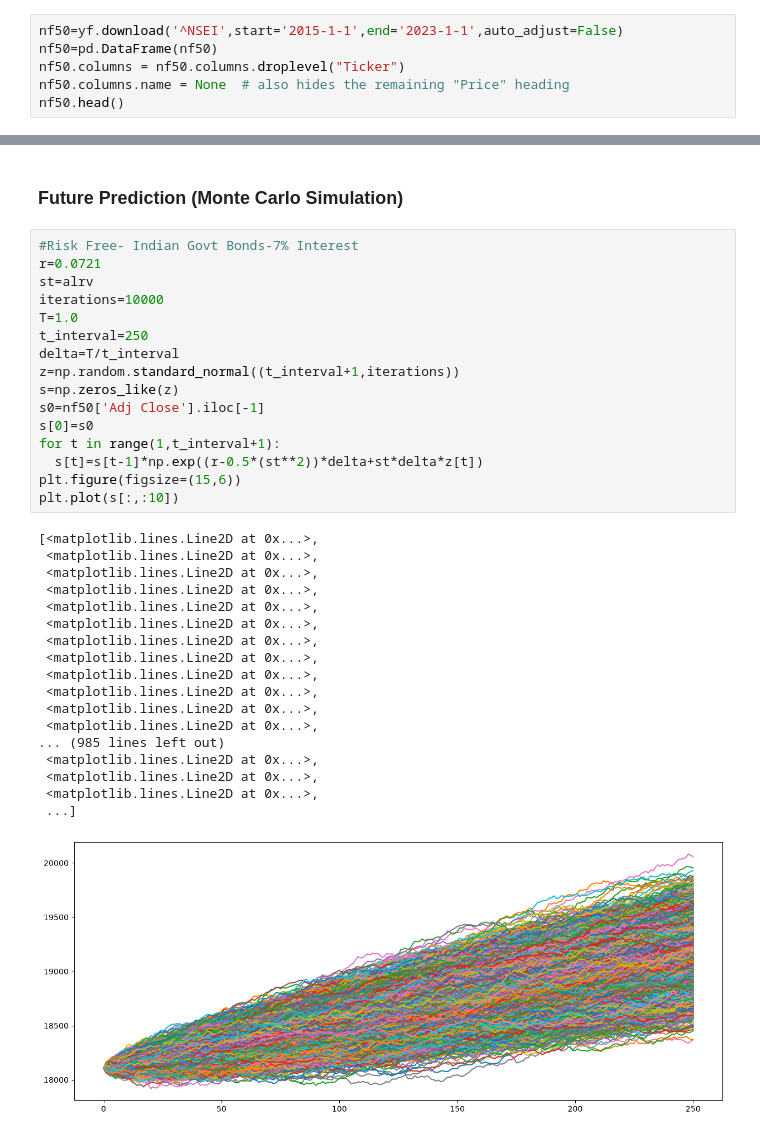
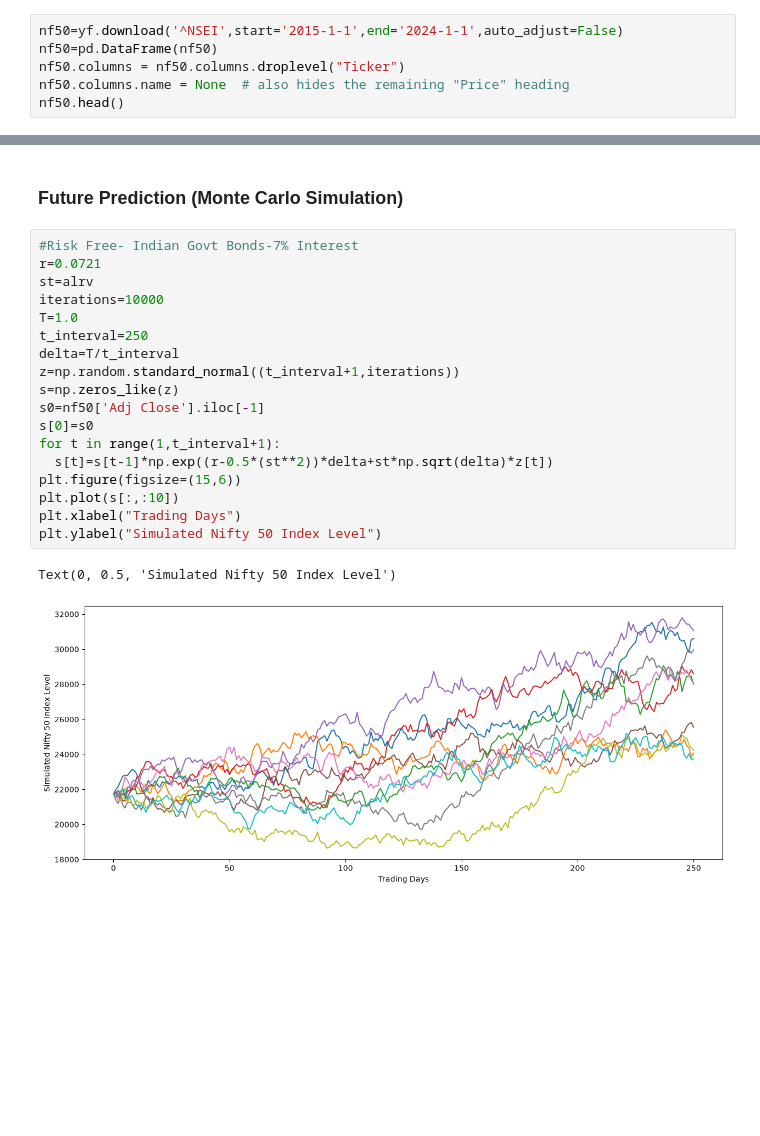
Before and after one commit to shouvik-maity/Indian-Stock-Market-Analysis, a Jupyter notebook: market_analysis.ipynb, the cells around one changed output, grey strips where cells are left out. Saved outputs shown, nothing was run; the diff lists cells and outputs as text; blank space fills up the shorter version.

```diff
--- a/market_analysis.ipynb
+++ b/market_analysis.ipynb
@@ -15,7 +15,7 @@ from pandas_datareader import data as wb
 # %% [markdown]
 ### Basic Data Loading
 # %%
-nf50=yf.download('^NSEI',start='2015-1-1',end='2023-1-1',auto_adjust=False)
+nf50=yf.download('^NSEI',start='2015-1-1',end='2024-1-1',auto_adjust=False)
 nf50=pd.DataFrame(nf50)
 nf50.columns = nf50.columns.droplevel("Ticker")
 nf50.columns.name = None  # also hides the remaining "Price" heading
@@ -105,35 +104,21 @@ Annual Volatility:0.17512230416113286
 # %%
 #Risk Free- Indian Govt Bonds-7% Interest
 r=0.0721
 st=alrv
 iterations=10000
 T=1.0
 t_interval=250
 delta=T/t_interval
 z=np.random.standard_normal((t_interval+1,iterations))
 s=np.zeros_like(z)
 s0=nf50['Adj Close'].iloc[-1]
 s[0]=s0
 for t in range(1,t_interval+1):
-  s[t]=s[t-1]*np.exp((r-0.5*(st**2))*delta+st*delta*z[t])
+  s[t]=s[t-1]*np.exp((r-0.5*(st**2))*delta+st*np.sqrt(delta)*z[t])
 plt.figure(figsize=(15,6))
 plt.plot(s[:,:10])
+plt.xlabel("Trading Days")
+plt.ylabel("Simulated Nifty 50 Index Level")
 # %% [output]
-[<matplotlib.lines.Line2D at 0x...>,
- <matplotlib.lines.Line2D at 0x...>,
- <matplotlib.lines.Line2D at 0x...>,
- <matplotlib.lines.Line2D at 0x...>,
- <matplotlib.lines.Line2D at 0x...>,
- <matplotlib.lines.Line2D at 0x...>,
- <matplotlib.lines.Line2D at 0x...>,
- <matplotlib.lines.Line2D at 0x...>,
- <matplotlib.lines.Line2D at 0x...>,
- <matplotlib.lines.Line2D at 0x...>,
- <matplotlib.lines.Line2D at 0x...>,
- <matplotlib.lines.Line2D at 0x...>,
-... (985 lines left out)
- <matplotlib.lines.Line2D at 0x...>,
- <matplotlib.lines.Line2D at 0x...>,
- <matplotlib.lines.Line2D at 0x...>,
- ...]
+Text(0, 0.5, 'Simulated Nifty 50 Index Level')
-[figure, old version]
+[figure, new version]
```
Also changed, not shown: parts of 5 cells of this notebook.
